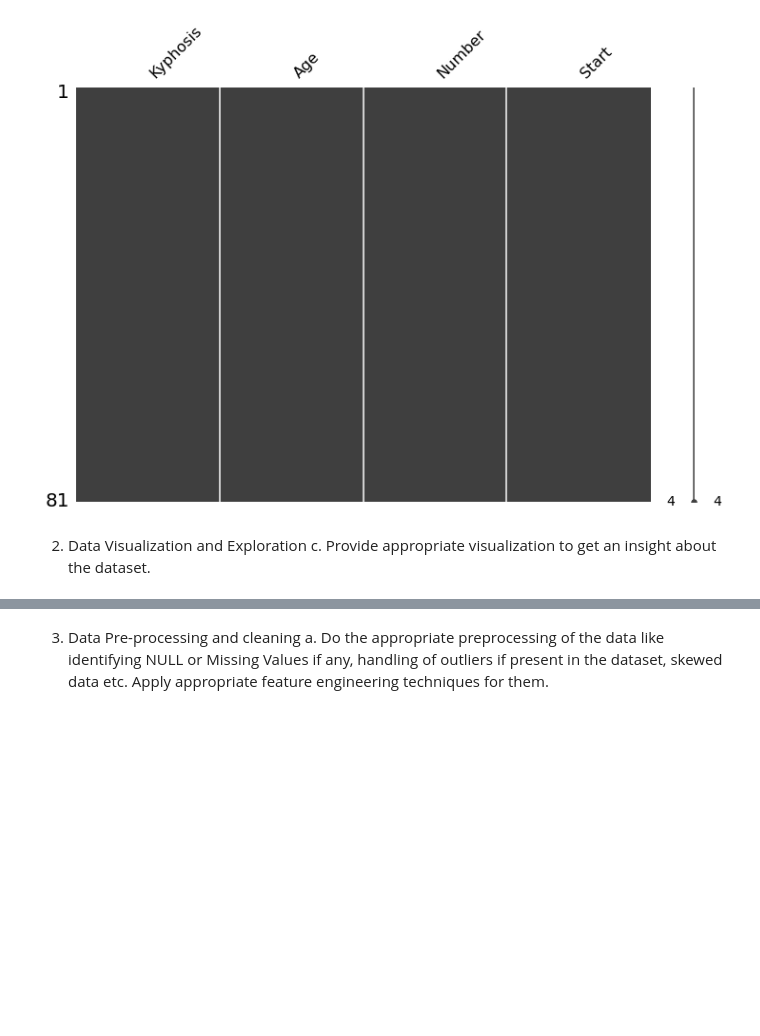
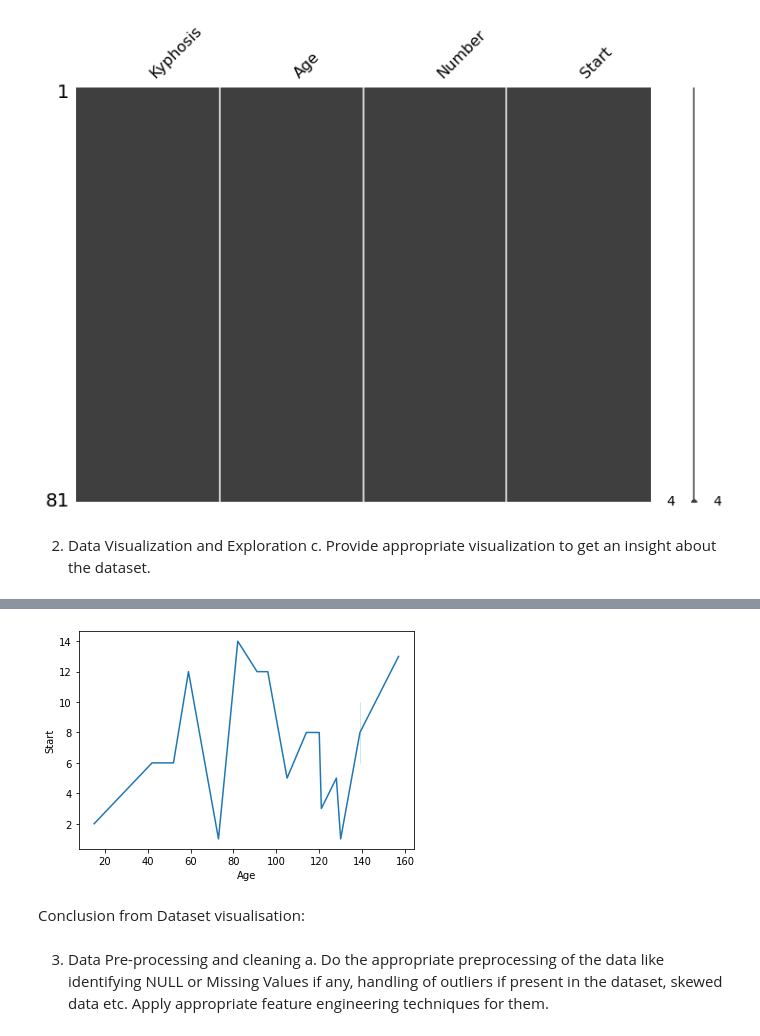
Before and after one commit to arindamdeyofficial/vertebraeSurgeryRiskFactor, a Jupyter notebook: Group307_kyphosis.ipynb, the cells around one changed output, grey strips where cells are left out. Saved outputs shown, nothing was run; the diff lists cells and outputs as text; code cells hidden in the pictures; blank space fills up the shorter version.

```diff
--- a/Group307_kyphosis.ipynb
+++ b/Group307_kyphosis.ipynb
@@ -91,3 +118,9 @@ NameError: ignored
+# %%
+g = sns.lineplot(data=wk, x="Age", y="Start")
+# %% [output]
+[figure, added]
+# %% [markdown]
+Conclusion from Dataset visualisation:
 # %% [markdown]
 3.	Data Pre-processing and cleaning
 a.	Do the appropriate preprocessing of the data like identifying NULL or Missing Values if any, handling of outliers if present in the dataset, skewed data etc. Apply appropriate feature engineering techniques for them.
```
Also changed, not shown: parts of 4 cells of this notebook.
